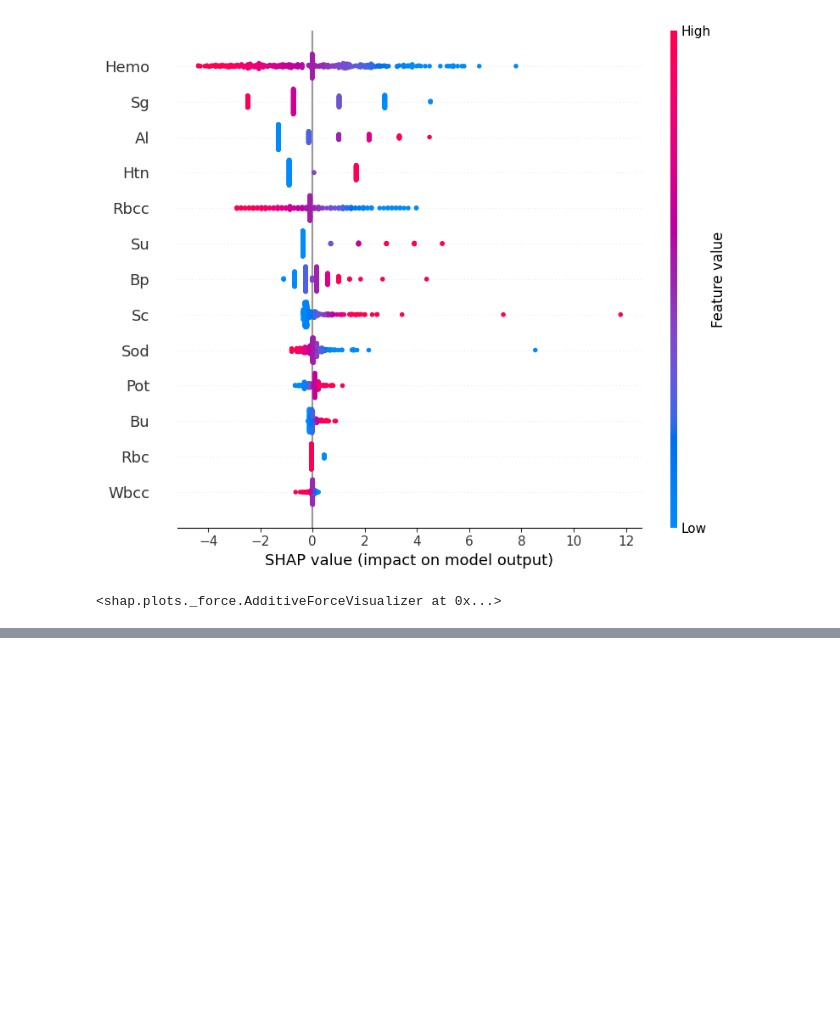
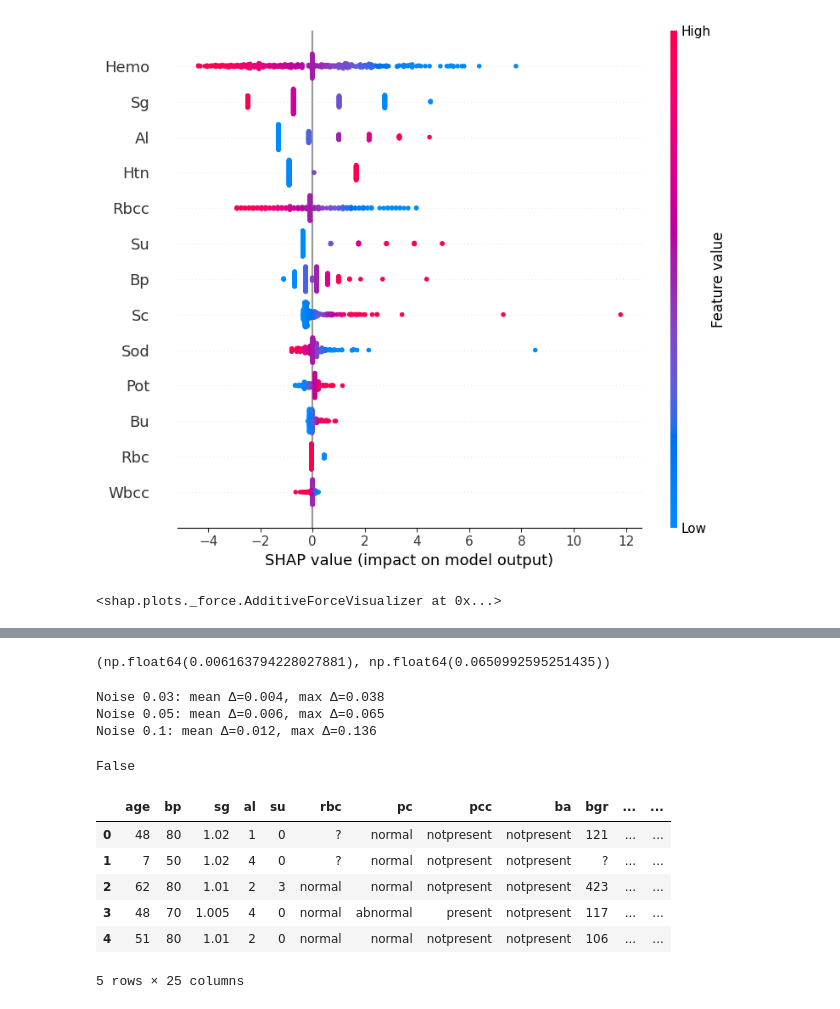
Before and after one commit to Nithin00614/Clinical-AI-Decision-Support, a Jupyter notebook: notebooks/all_in_one_backup.ipynb, the cells around one changed output, grey strips where cells are left out. Drawn from its saved outputs; the diff is of its cells as text; code cells hidden in the pictures; blank space fills up the shorter version.

```diff
--- a/notebooks/01_data_exploration.ipynb
+++ b/notebooks/all_in_one_backup.ipynb
@@ -251,0 +395,41 @@ shap.initjs()
+# %%
+risk_diff = np.abs(risk_original - risk_noisy)
+
+risk_diff.mean(), risk_diff.max()
+# %% [output]
+(np.float64(0.006163794228027881), np.float64(0.0650992595251435))
+# %%
+unstable_cases = np.where(risk_diff > 0.1)[0]
+len(unstable_cases)
+for nl in [0.03, 0.05, 0.1]:
+    X_noisy = add_noise(X_test, continuous_features, noise_level=nl)
+    risk_noisy = baseline_model.predict_proba(X_noisy)[:, 1]
+    diff = np.abs(risk_original - risk_noisy)
+    print(f"Noise {nl}: mean Δ={diff.mean():.3f}, max Δ={diff.max():.3f}")
+# %% [output]
+Noise 0.03: mean Δ=0.004, max Δ=0.038
+Noise 0.05: mean Δ=0.006, max Δ=0.065
+Noise 0.1: mean Δ=0.012, max Δ=0.136
+# %%
+import os
+
+os.listdir("../data/external")
+os.path.exists("../data/external/chronic_kidney_disease_full.arff")
+# %% [output]
+False
+# %%
+import pandas as pd
+import numpy as np
+
+# Load cleaned UCI CKD dataset
+df_ext = pd.read_csv("../data/external/uci_ckd.csv")
+
+df_ext.head()
+# %% [output]
+|  | age | bp | sg | al | su | rbc | pc | pcc | ba | bgr | ... | ... |
+| 0 | 48 | 80 | 1.02 | 1 | 0 | ? | normal | notpresent | notpresent | 121 | ... | ... |
+| 1 | 7 | 50 | 1.02 | 4 | 0 | ? | normal | notpresent | notpresent | ? | ... | ... |
+| 2 | 62 | 80 | 1.01 | 2 | 3 | normal | normal | notpresent | notpresent | 423 | ... | ... |
+| 3 | 48 | 70 | 1.005 | 4 | 0 | normal | abnormal | present | notpresent | 117 | ... | ... |
+| 4 | 51 | 80 | 1.01 | 2 | 0 | normal | normal | notpresent | notpresent | 106 | ... | ... |
+5 rows × 25 columns
```
Also changed, not shown: parts of 34 cells of this notebook, 11 other files.
